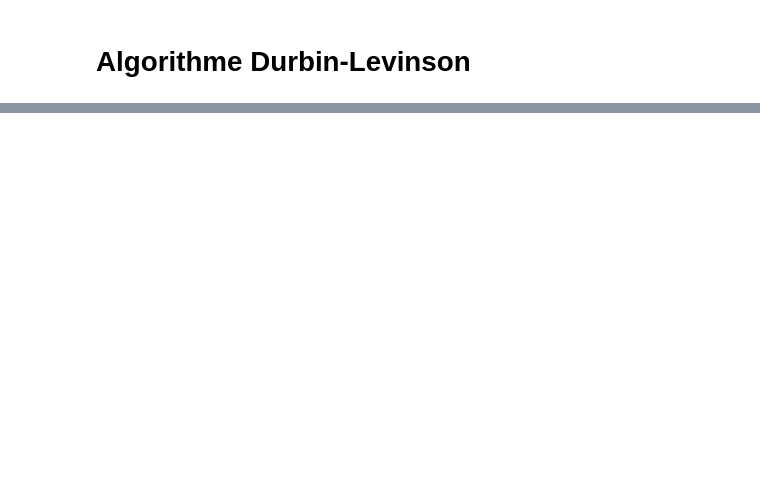
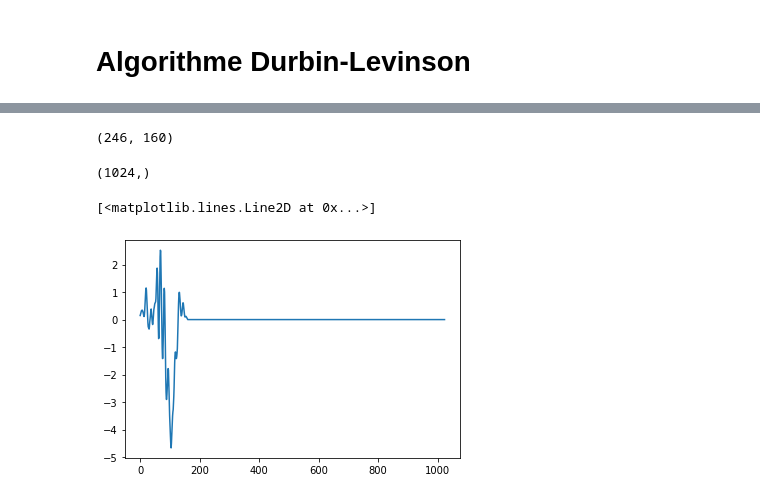
Before and after one commit to Intelligent-Systems-MSc/audio-project-trinome8-toolbox-1-1, a Jupyter notebook: Notebook_projet_Son_Talkbox.ipynb, the cells around one changed output, grey strips where cells are left out. Drawn from its saved outputs; the diff is of its cells as text; code cells hidden in the pictures; blank space fills up the shorter version.

```diff
--- a/Notebook_projet_Son_Talkbox.ipynb
+++ b/Notebook_projet_Son_Talkbox.ipynb
@@ -140,0 +181,24 @@ array([[ 1.00000000e+00,  7.07450000e+05, -2.10997701e+08, ...,
+# %%
+Fe2, saxo = wav.read("saxo.wav")
+saxo_trame = dec_trame(saxo, Fe, 20*10**(-3))
+# %%
+saxo_trame = saxo_trame[0:246]/saxo_trame.max()
+saxo_trame.shape
+# %% [output]
+(246, 160)
+# %%
+nfft = 1024
+xf = np.fft.fft(saxo_trame, nfft).T
+# %%
+son_f = xf@HH
+son_f = np.reshape(son_f, (nfft,))
+son = np.fft.ifft(son_f, nfft)
+# %%
+son.shape
+# %% [output]
+(1024,)
+# %%
+plt.plot(son)
+# %% [output]
+[<matplotlib.lines.Line2D at 0x...>]
+[figure, added]
```
Also changed, not shown: parts of 13 cells of this notebook.
